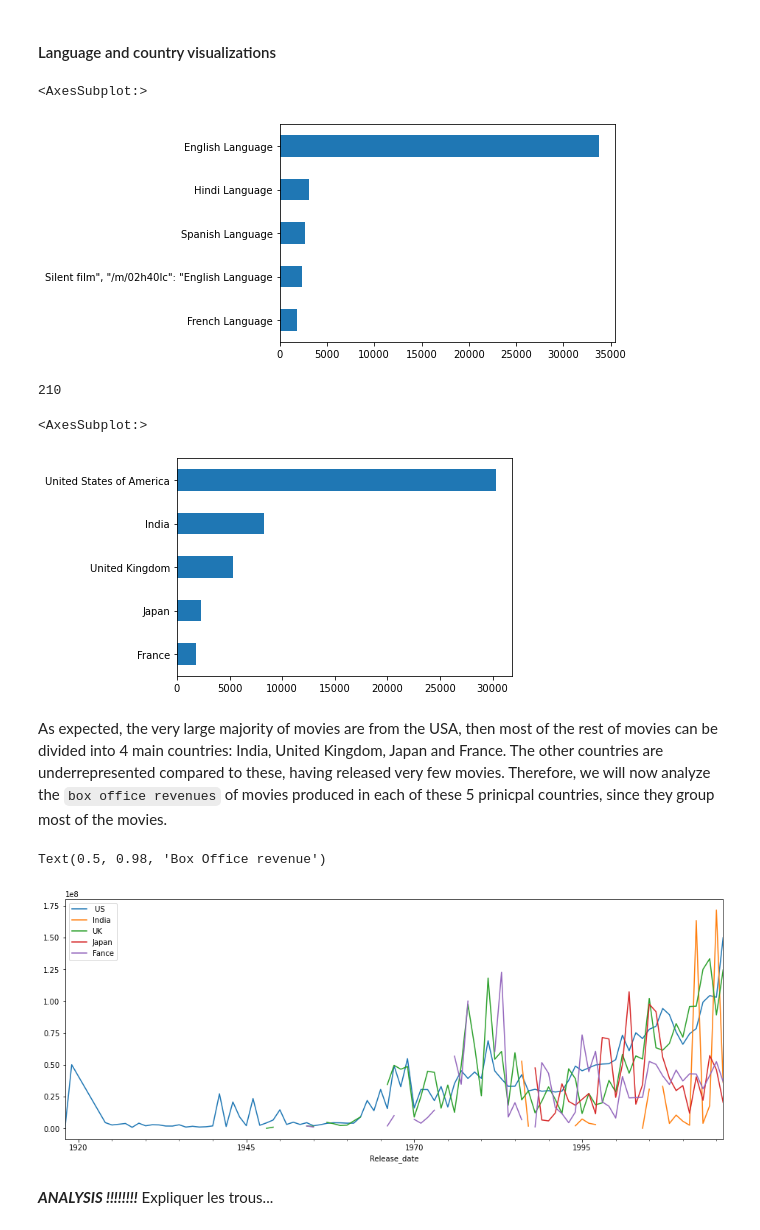
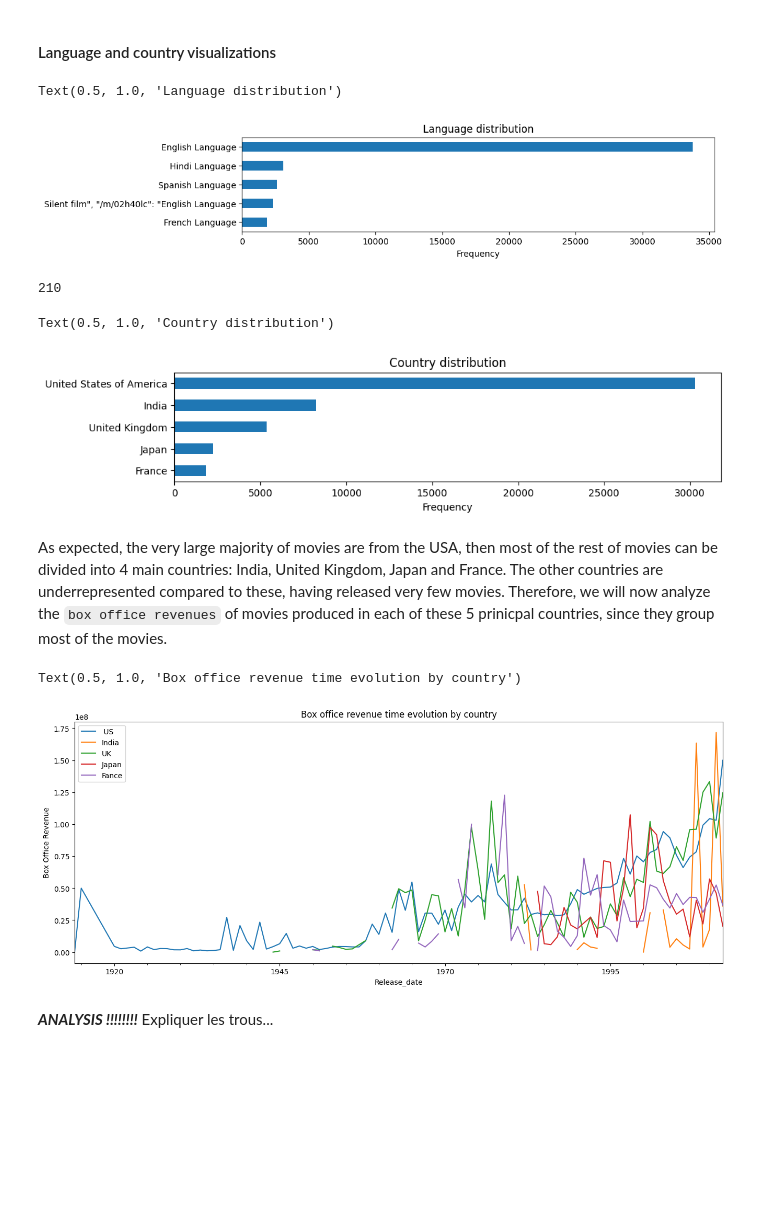
Before and after one commit to epfl-ada/ada-2022-project-thegonios, a Jupyter notebook: Data_processing.ipynb, the cells around one changed output. Drawn from its saved outputs; the diff is of its cells as text; code cells hidden in the pictures; blank space fills up the shorter version.

```diff
--- a/Data_processing.ipynb
+++ b/Data_processing.ipynb
@@ -663,10 +693,13 @@ The movie runtimes fluctuate during the first 50 years of our dataframe, overall
 # %% [markdown]
 #### Language and country visualizations
 # %%
+plt.figure(figsize=(10,2))
 movies["Languages"].value_counts().sort_values().tail().plot.barh()
+plt.xlabel('Frequency')
+plt.title('Language distribution')
 # %% [output]
-<AxesSubplot:>
+Text(0.5, 1.0, 'Language distribution')
-[figure, old version]
+[figure, new version]
 # %%
 countries_list = []
 for countries in movies_dNA['Countries']: # countries is a string of countries
@@ -678,10 +711,13 @@ len(countries_list)
 # %% [output]
 210
 # %%
+plt.figure(figsize=(10,2))
 movies["Countries"].value_counts().sort_values().tail().plot.barh()
+plt.xlabel('Frequency')
+plt.title('Country distribution')
 # %% [output]
-<AxesSubplot:>
+Text(0.5, 1.0, 'Country distribution')
-[figure, old version]
+[figure, new version]
 # %% [markdown]
 As expected, the very large majority of movies are from the USA, then most of the rest of movies can be divided into 4 main countries: India, United Kingdom, Japan and France. The other countries are underrepresented compared to these, having released very few movies. Therefore, we will now analyze the `box office revenues` of movies produced in each of these 5 prinicpal countries, since they group most of the movies.
 # %%
@@ -707,11 +743,12 @@ Country_Box_office_revenue.mean_India.plot(label="India", legend=True)
 Country_Box_office_revenue.mean_UK.plot(label="UK", legend=True)
 Country_Box_office_revenue.mean_Japan.plot(label="Japan", legend=True)
 Country_Box_office_revenue.mean_FR.plot(label="Fance", legend=True)
-
-fig.suptitle('Box Office revenue', fontsize=16)
+plt.ylabel('Box Office Revenue')
+plt.title('Box office revenue time evolution by country')
+#fig.suptitle('Box Office revenue', fontsize=16)
 # %% [output]
-Text(0.5, 0.98, 'Box Office revenue')
+Text(0.5, 1.0, 'Box office revenue time evolution by country')
-[figure, old version]
+[figure, new version]
 # %% [markdown]
 ***ANALYSIS !!!!!!!!***
 Expliquer les trous...
```
Also changed, not shown: parts of 64 cells of this notebook.
